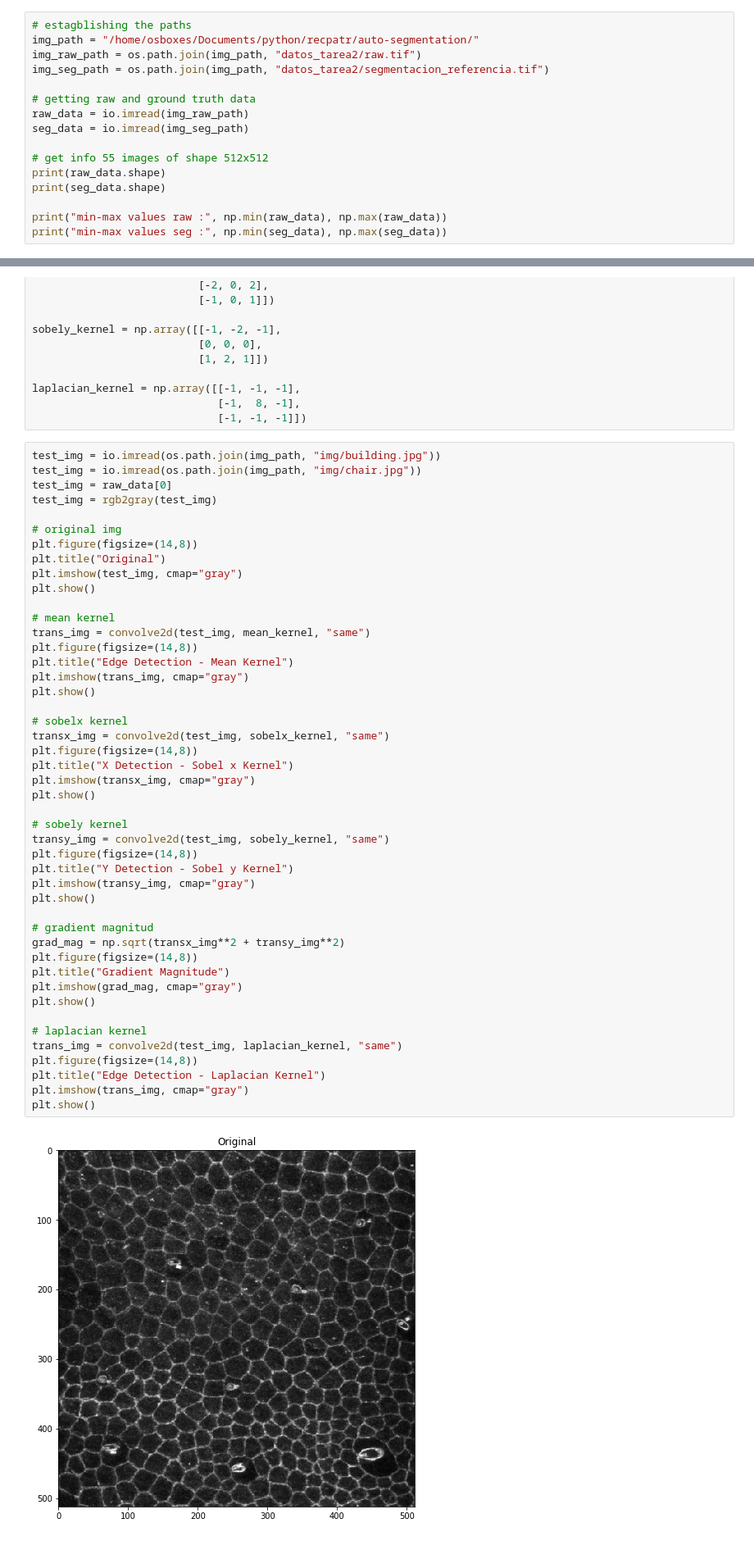
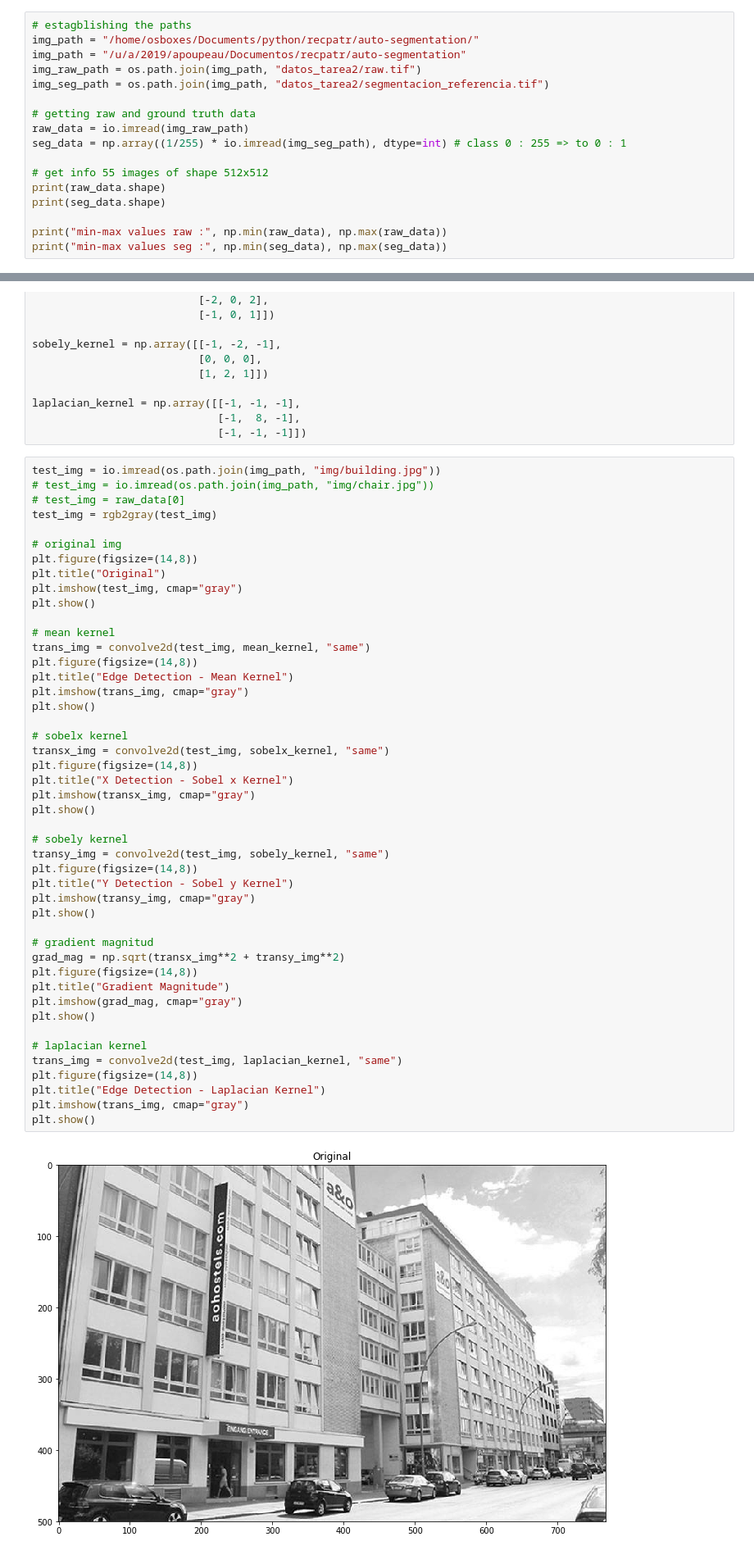
Before and after one commit to poupeaua/auto-segmentation, a Jupyter notebook: auto-segmentation.ipynb, the cells around one changed output, grey strips where cells are left out. Shown at 82% size. Saved outputs shown, nothing was run; the diff lists cells and outputs as text.

```diff
--- a/auto-segmentation.ipynb
+++ b/auto-segmentation.ipynb
@@ -18,12 +21,13 @@ We are firstly going to read all images.
 # %%
 # estagblishing the paths
 img_path = "/home/osboxes/Documents/python/recpatr/auto-segmentation/"
+img_path = "/u/a/2019/apoupeau/Documentos/recpatr/auto-segmentation"
 img_raw_path = os.path.join(img_path, "datos_tarea2/raw.tif")
 img_seg_path = os.path.join(img_path, "datos_tarea2/segmentacion_referencia.tif")
 
 # getting raw and ground truth data
 raw_data = io.imread(img_raw_path)
-seg_data = io.imread(img_seg_path)
+seg_data = np.array((1/255) * io.imread(img_seg_path), dtype=int) # class 0 : 255 => to 0 : 1
 
 # get info 55 images of shape 512x512
 print(raw_data.shape)
@@ -61,8 +65,8 @@ laplacian_kernel = np.array([[-1, -1, -1],
                              [-1, -1, -1]])
 # %%
 test_img = io.imread(os.path.join(img_path, "img/building.jpg"))
-test_img = io.imread(os.path.join(img_path, "img/chair.jpg"))
-test_img = raw_data[0]
+# test_img = io.imread(os.path.join(img_path, "img/chair.jpg"))
+# test_img = raw_data[0]
 test_img = rgb2gray(test_img)
 
 # original img
@@ -79,31 +83,31 @@ plt.imshow(trans_img, cmap="gray")
 plt.show()
 
 # sobelx kernel
 transx_img = convolve2d(test_img, sobelx_kernel, "same")
 plt.figure(figsize=(14,8))
 plt.title("X Detection - Sobel x Kernel")
 plt.imshow(transx_img, cmap="gray")
 plt.show()
 
 # sobely kernel
 transy_img = convolve2d(test_img, sobely_kernel, "same")
 plt.figure(figsize=(14,8))
 plt.title("Y Detection - Sobel y Kernel")
 plt.imshow(transy_img, cmap="gray")
 plt.show()
 
 # gradient magnitud
 grad_mag = np.sqrt(transx_img**2 + transy_img**2)
 plt.figure(figsize=(14,8))
 plt.title("Gradient Magnitude")
 plt.imshow(grad_mag, cmap="gray")
 plt.show()
 
 # laplacian kernel
 trans_img = convolve2d(test_img, laplacian_kernel, "same")
 plt.figure(figsize=(14,8))
 plt.title("Edge Detection - Laplacian Kernel")
 plt.imshow(trans_img, cmap="gray")
 plt.show()
 # %% [output]
-[figure, old version]
+[figure, new version]
```
Also changed, not shown: parts of 13 cells of this notebook, 1 other file.
